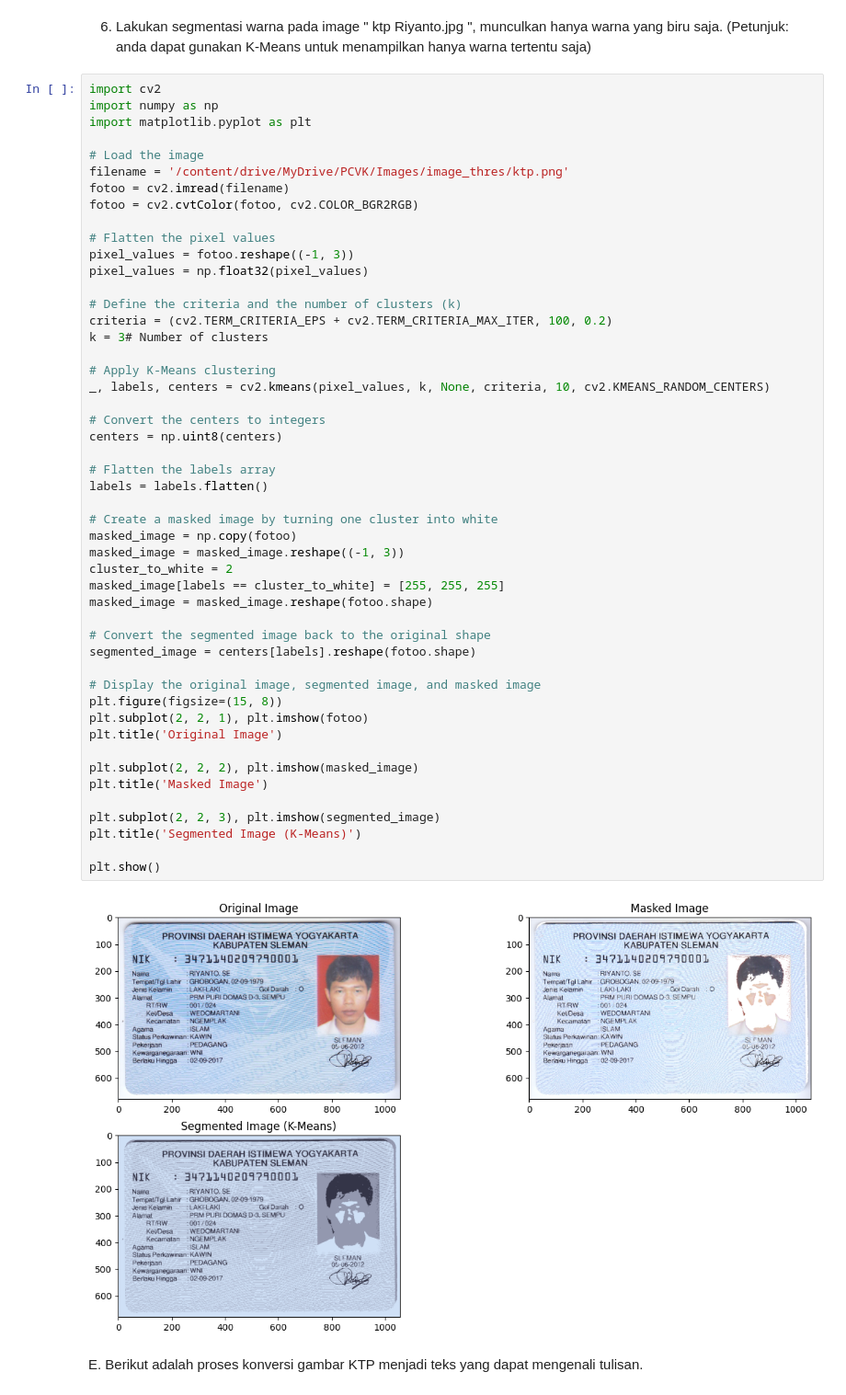
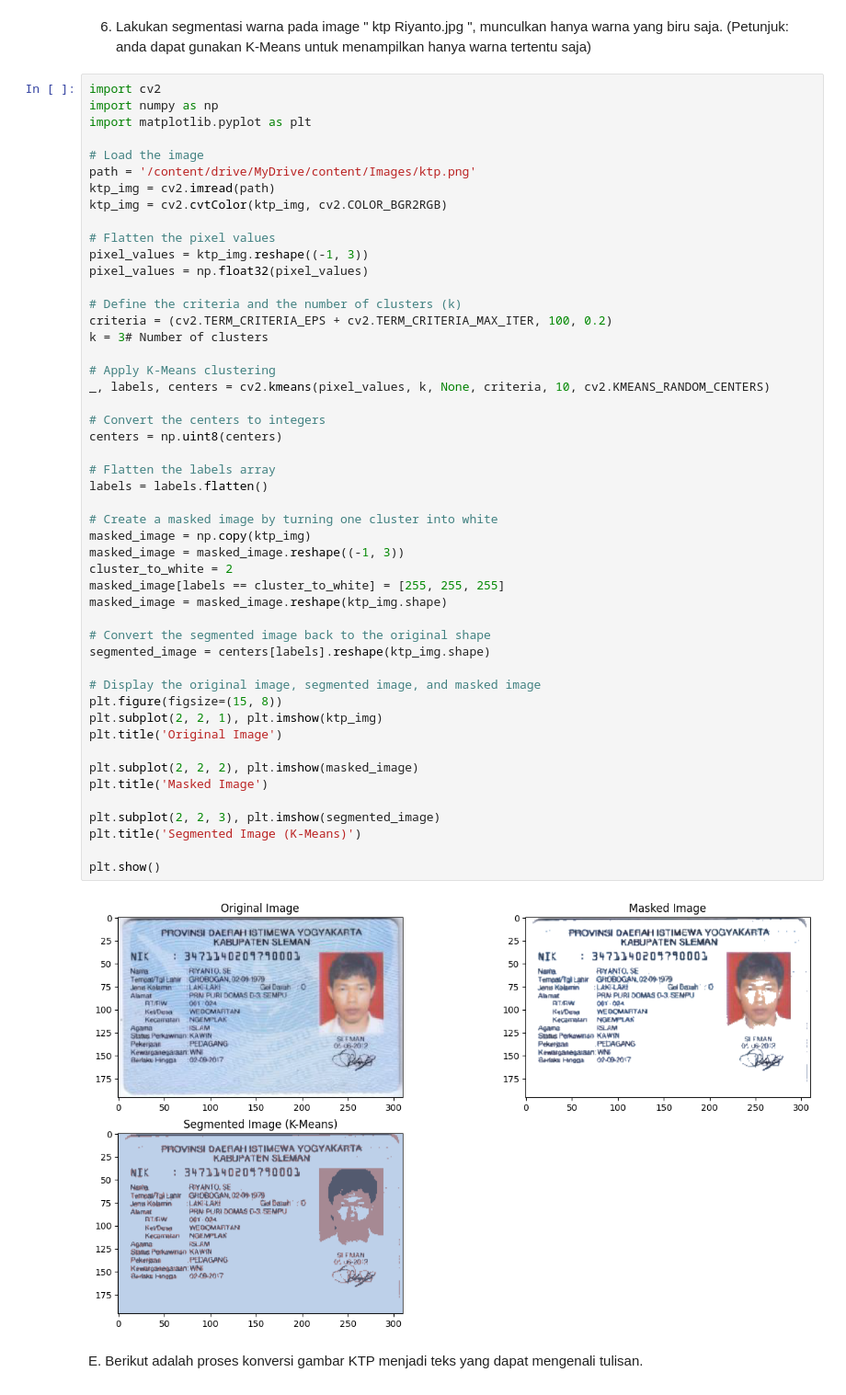
Before and after one commit to askholani/PCVK_1, a Jupyter notebook: week10.ipynb, the cells around one changed output. Shown at 92% size. Saved outputs shown, nothing was run; the diff lists cells and outputs as text.

```diff
--- a/week10.ipynb
+++ b/week10.ipynb
@@ -314,12 +285,12 @@ import numpy as np
 import matplotlib.pyplot as plt
 
 # Load the image
-filename = '/content/drive/MyDrive/PCVK/Images/image_thres/ktp.png'
-fotoo = cv2.imread(filename)
-fotoo = cv2.cvtColor(fotoo, cv2.COLOR_BGR2RGB)
+path = '/content/drive/MyDrive/content/Images/ktp.png'
+ktp_img = cv2.imread(path)
+ktp_img = cv2.cvtColor(ktp_img, cv2.COLOR_BGR2RGB)
 
 # Flatten the pixel values
-pixel_values = fotoo.reshape((-1, 3))
+pixel_values = ktp_img.reshape((-1, 3))
 pixel_values = np.float32(pixel_values)
 
 # Define the criteria and the number of clusters (k)
@@ -327,38 +298,38 @@ criteria = (cv2.TERM_CRITERIA_EPS + cv2.TERM_CRITERIA_MAX_ITER, 100, 0.2)
 k = 3# Number of clusters
 
 # Apply K-Means clustering
 _, labels, centers = cv2.kmeans(pixel_values, k, None, criteria, 10, cv2.KMEANS_RANDOM_CENTERS)
 
 # Convert the centers to integers
 centers = np.uint8(centers)
 
 # Flatten the labels array
 labels = labels.flatten()
 
 # Create a masked image by turning one cluster into white
-masked_image = np.copy(fotoo)
+masked_image = np.copy(ktp_img)
 masked_image = masked_image.reshape((-1, 3))
 cluster_to_white = 2
 masked_image[labels == cluster_to_white] = [255, 255, 255]
-masked_image = masked_image.reshape(fotoo.shape)
+masked_image = masked_image.reshape(ktp_img.shape)
 
 # Convert the segmented image back to the original shape
-segmented_image = centers[labels].reshape(fotoo.shape)
+segmented_image = centers[labels].reshape(ktp_img.shape)
 
 # Display the original image, segmented image, and masked image
 plt.figure(figsize=(15, 8))
-plt.subplot(2, 2, 1), plt.imshow(fotoo)
+plt.subplot(2, 2, 1), plt.imshow(ktp_img)
 plt.title('Original Image')
 
 plt.subplot(2, 2, 2), plt.imshow(masked_image)
 plt.title('Masked Image')
 
 plt.subplot(2, 2, 3), plt.imshow(segmented_image)
 plt.title('Segmented Image (K-Means)')
 
 plt.show()
 # %% [output]
-[figure, old version]
+[figure, new version]
 # %% [markdown]
 E. Berikut adalah proses konversi gambar KTP menjadi teks yang dapat mengenali
 tulisan.
```
Also changed, not shown: parts of 9 cells of this notebook.
